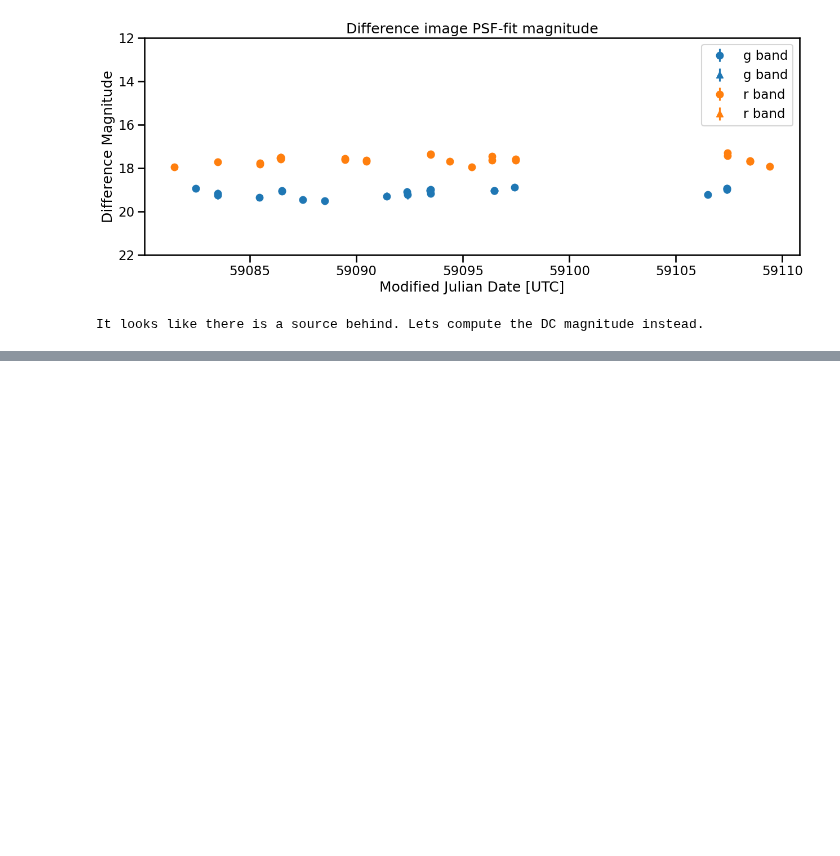
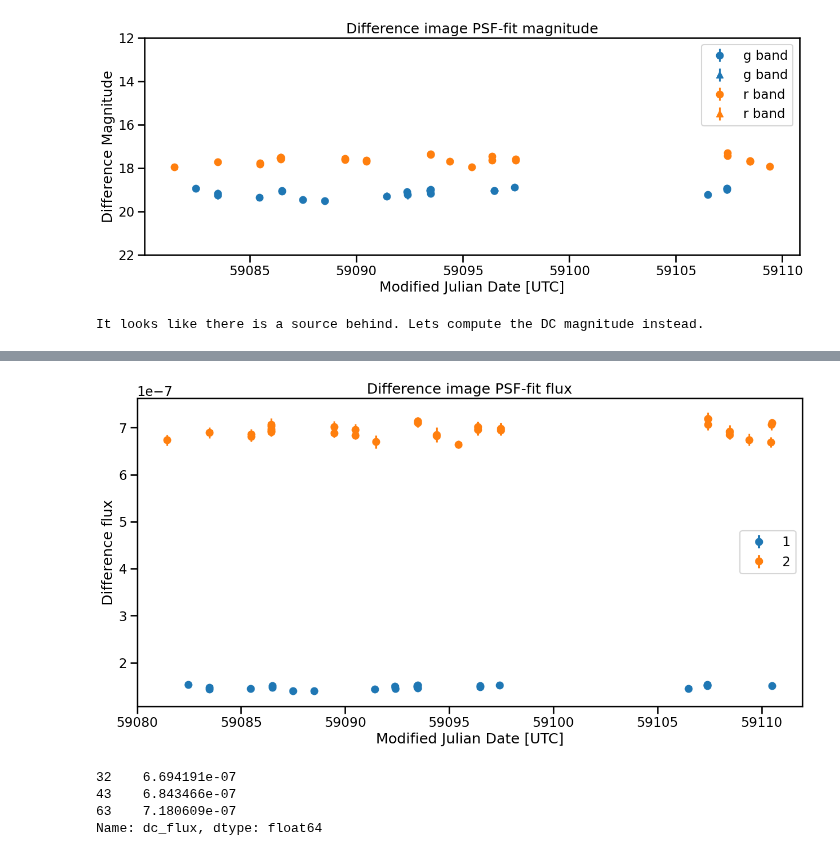
Before and after one commit to ManuGangler/FAnomAlly, a Jupyter notebook: notebook/data-transfer.ipynb, the cells around one changed output, grey strips where cells are left out. Drawn from its saved outputs; the diff is of its cells as text; code cells hidden in the pictures; blank space fills up the shorter version.

```diff
--- a/notebook/data-transfer.ipynb
+++ b/notebook/data-transfer.ipynb
@@ -439,0 +269,46 @@ plt.ylabel('Magnitude');
+# %%
+fig = plt.figure(figsize=(15, 7))
+
+from fink_utils.photometry.conversion import apparent_flux
+
+
+dc_flux, dc_sigflux = np.transpose(
+        [
+            apparent_flux(*args, jansky=False) for args in zip(
+                df['magpsf'].astype(float).values,
+                df['sigmapsf'].astype(float).values,
+                df['magnr'].astype(float).values,
+                df['sigmagnr'].astype(float).values,
+                df['isdiffpos'].values
+            )
+        ]
+)
+
+df['dc_flux'] = dc_flux
+df['dc_sigflux'] = dc_sigflux
+
+
+for filt in np.unique(df['fid']):
+    mask = df['fid'] == filt
+    sub = df[mask]
+    plt.errorbar(
+        sub['jd'].apply(lambda x: x - 2400000.5),
+        sub['dc_flux'],
+        sub['dc_sigflux'],
+        ls='',
+        marker='o',
+        label=filt
+    )
+plt.legend()
+plt.title('Difference image PSF-fit flux')
+plt.xlabel('Modified Julian Date [UTC]')
+plt.ylabel('Difference flux');
+# %% [output]
+[figure, added]
+# %%
+df[maskBadquality]['dc_flux']
+# %% [output]
+32    6.694191e-07
+43    6.843466e-07
+63    7.180609e-07
+Name: dc_flux, dtype: float64
```
Also changed, not shown: parts of 19 cells of this notebook, 1 other file.
